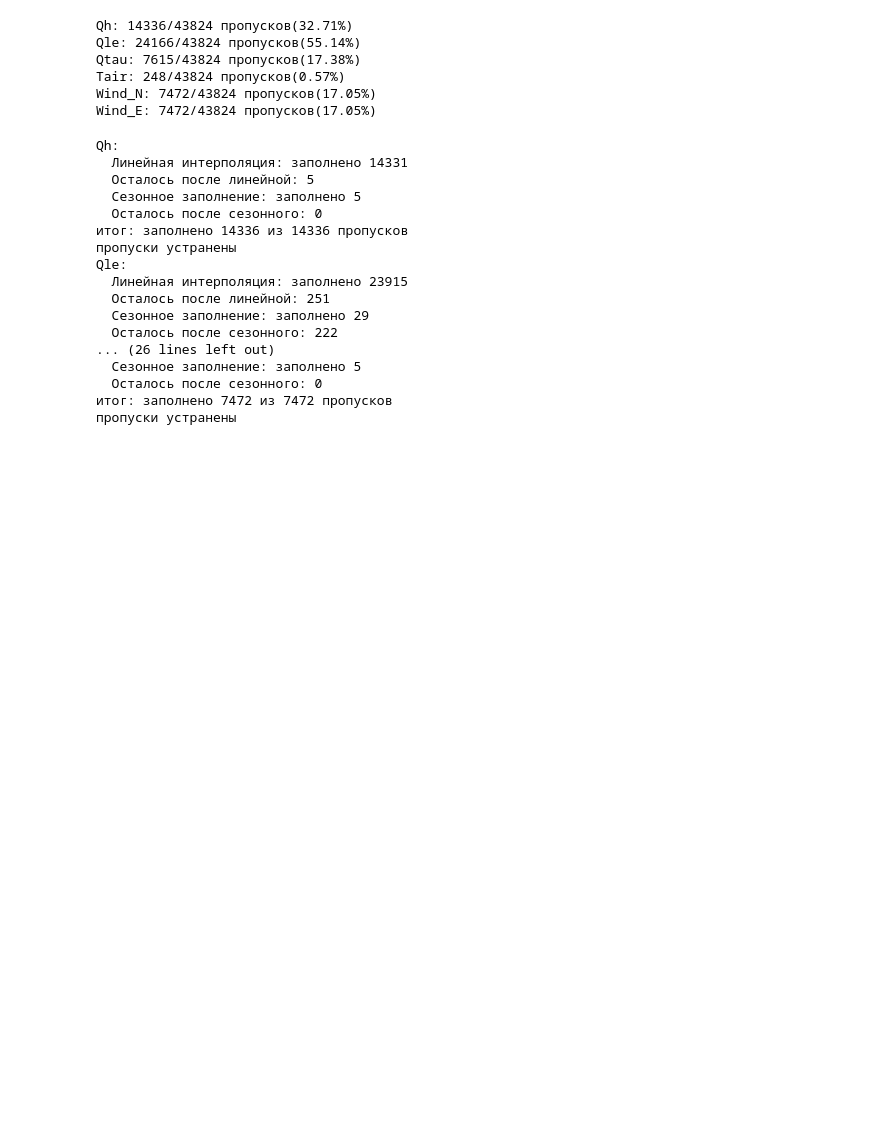
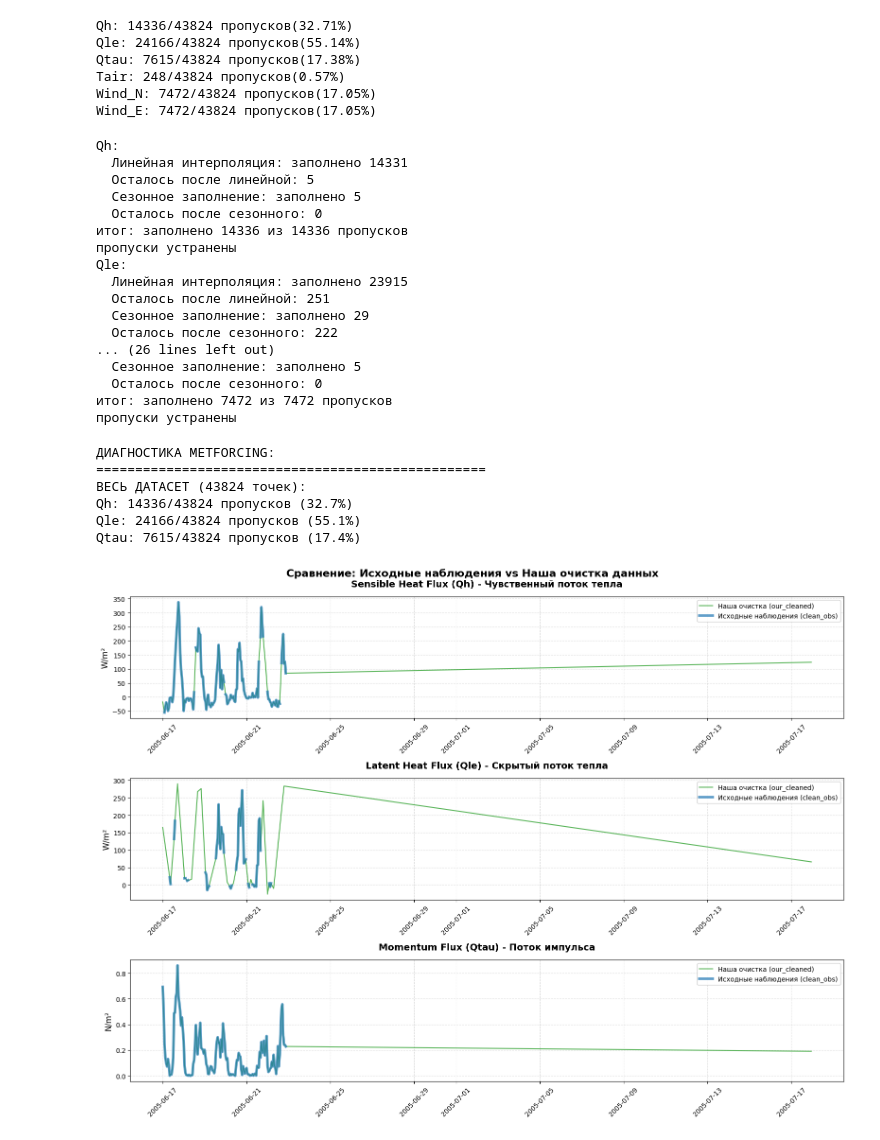
Before and after one commit to hey-there-rats/turbulent-fluxes-urban-ml, a Jupyter notebook: netCDF.ipynb, the cells around one changed output. Cells and saved outputs as stored; diff of their text form; code cells hidden in the pictures; blank space fills up the shorter version.

```diff
--- a/netCDF.ipynb
+++ b/netCDF.ipynb
@@ -153,0 +143,70 @@ def clean_physical_limits(data, var_name):
+# %%
+#сравнение датасетов
+clean_obs = xr.open_dataset(r'C:\US-Baltimore_clean_observations_v1.nc', engine='netcdf4')
+metforcing = xr.open_dataset(r'C:\US-Baltimore_metforcing_v1.nc', engine='netcdf4')
+our_cleaned = dataset.copy(deep=True)
+# %%
+# Открываем файл metforcing
+metforcing = xr.open_dataset(r'C:\US-Baltimore_clean_observations_v1.nc', engine='netcdf4')
+print("ДИАГНОСТИКА METFORCING:")
+print("=" * 50)
+
+# 1. Проверка ВСЕГО датасета
+print("ВЕСЬ ДАТАСЕТ (43824 точек):")
+for var in ['Qh', 'Qle', 'Qtau']:
+    if var in metforcing.data_vars:
+        all_data = metforcing[var]
+        all_missing = np.isnan(all_data).sum().item()
+        all_total = all_data.size
+        print(f"{var}: {all_missing}/{all_total} пропусков ({all_missing/all_total*100:.1f}%)")
+# %% [output]
+ДИАГНОСТИКА METFORCING:
+==================================================
+ВЕСЬ ДАТАСЕТ (43824 точек):
+Qh: 14336/43824 пропусков (32.7%)
+Qle: 24166/43824 пропусков (55.1%)
+Qtau: 7615/43824 пропусков (17.4%)
+# %%
+
+
+# Сравнение двух датасетов - наши очищенные данные vs исходные наблюдения
+start_date = '2005-06-17'
+end_date = '2005-07-17'
+
+fig, axes = plt.subplots(3, 1, figsize=(16, 12))
+fig.suptitle('Сравнение: Исходные наблюдения vs Наша очистка данных', fontsize=16, weight='bold')
+
+variables = ['Qh', 'Qle', 'Qtau']
+colors = ['#1f77b4', '#2ca02c']  # Синий и зеленый
+labels = ['Исходные наблюдения (clean_obs)', 'Наша очистка (our_cleaned)']
+
+for i, var in enumerate(variables):
+    ax = axes[i]
+
+    # 1. Наши очищенные данные - тонкая зеленая линия (ПЕРВЫМИ чтобы не перекрывать)
+    if var in our_cleaned.data_vars:
+        our_ts = our_cleaned[var].sel(time=slice(start_date, end_date))
+        ax.plot(our_ts.time, our_ts, color=colors[1], linewidth=1.5, label=labels[1], alpha=0.8)
+
+    # 2. Исходные данные - ОЧЕНЬ ЖИРНАЯ синяя линия
+    if var in clean_obs.data_vars:
+        obs_ts = clean_obs[var].sel(time=slice(start_date, end_date))
+        ax.plot(obs_ts.time, obs_ts, color=colors[0], linewidth=4.0, label=labels[0], alpha=0.7)
+
+    # Заголовки для каждого графика
+    titles = {
+        'Qh': 'Sensible Heat Flux (Qh) - Чувственный поток тепла',
+        'Qle': 'Latent Heat Flux (Qle) - Скрытый поток тепла',
+        'Qtau': 'Momentum Flux (Qtau) - Поток импульса'
+    }
+    ax.set_title(titles[var], fontsize=14, pad=15, weight='bold')
+    ax.set_ylabel('W/m²' if var != 'Qtau' else 'N/m²', fontsize=12)
+    ax.grid(True, alpha=0.4, linestyle='--')
+    ax.legend(fontsize=10, framealpha=0.9)
+    ax.tick_params(axis='x', rotation=45)
+
+plt.tight_layout()
+plt.subplots_adjust(top=0.93)
+plt.show()
+# %% [output]
+[figure, added]
```
Also changed, not shown: parts of 8 cells of this notebook.
